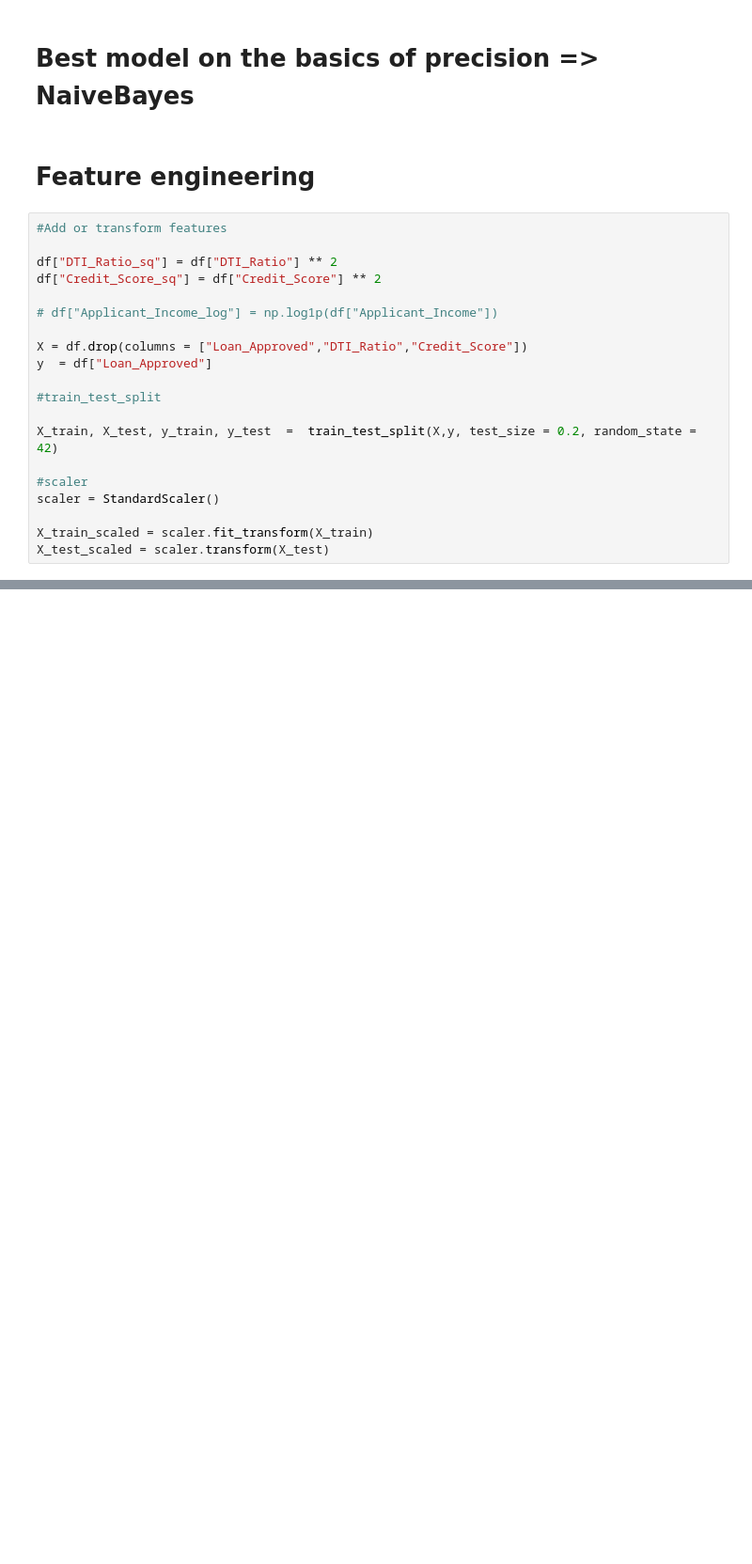
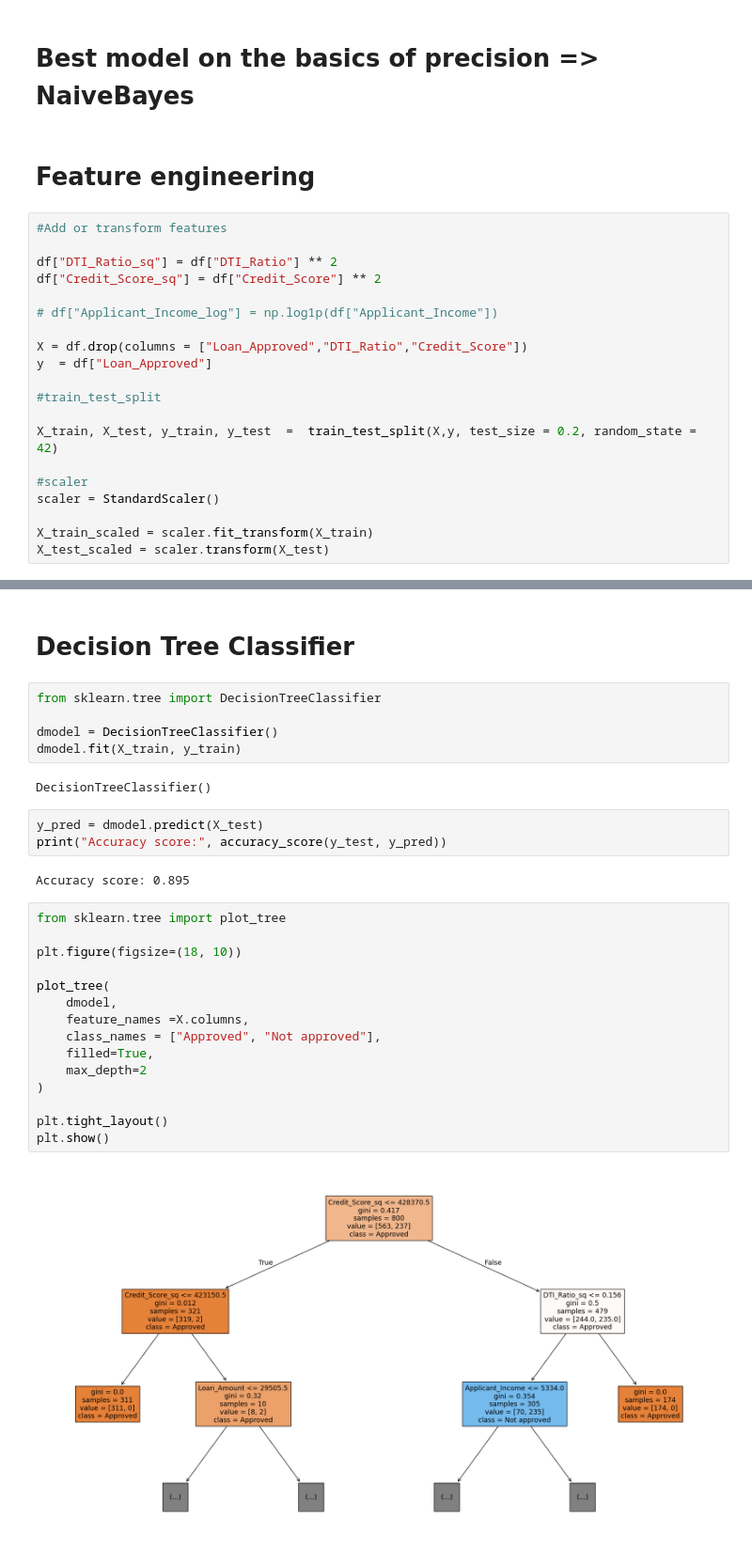
Before and after one commit to harishtadwal/creditwise-loan-system, a Jupyter notebook: CreditWise_Loan_System.ipynb, the cells around one changed output, grey strips where cells are left out. Shown at 94% size. Drawn from its saved outputs; the diff is of its cells as text; blank space fills up the shorter version.

Commit message:
Improving precision with Decision Tree Classifier

```diff
--- a/CreditWise_Loan_System.ipynb
+++ b/CreditWise_Loan_System.ipynb
@@ -515,0 +516,31 @@ CM : [[129  10]
+# %% [markdown]
+# Decision Tree Classifier
+# %%
+from sklearn.tree import DecisionTreeClassifier
+
+dmodel = DecisionTreeClassifier()
+dmodel.fit(X_train, y_train)
+# %% [output]
+DecisionTreeClassifier()
+# %%
+y_pred = dmodel.predict(X_test)
+print("Accuracy score:", accuracy_score(y_test, y_pred))
+# %% [output]
+Accuracy score: 0.895
+# %%
+from sklearn.tree import plot_tree
+
+plt.figure(figsize=(18, 10))
+
+plot_tree(
+    dmodel,
+    feature_names =X.columns,
+    class_names = ["Approved", "Not approved"],
+    filled=True,
+    max_depth=2
+)
+
+plt.tight_layout()
+plt.show()
+# %% [output]
+[figure, added]
```
Also changed, not shown: parts of 15 cells of this notebook.
